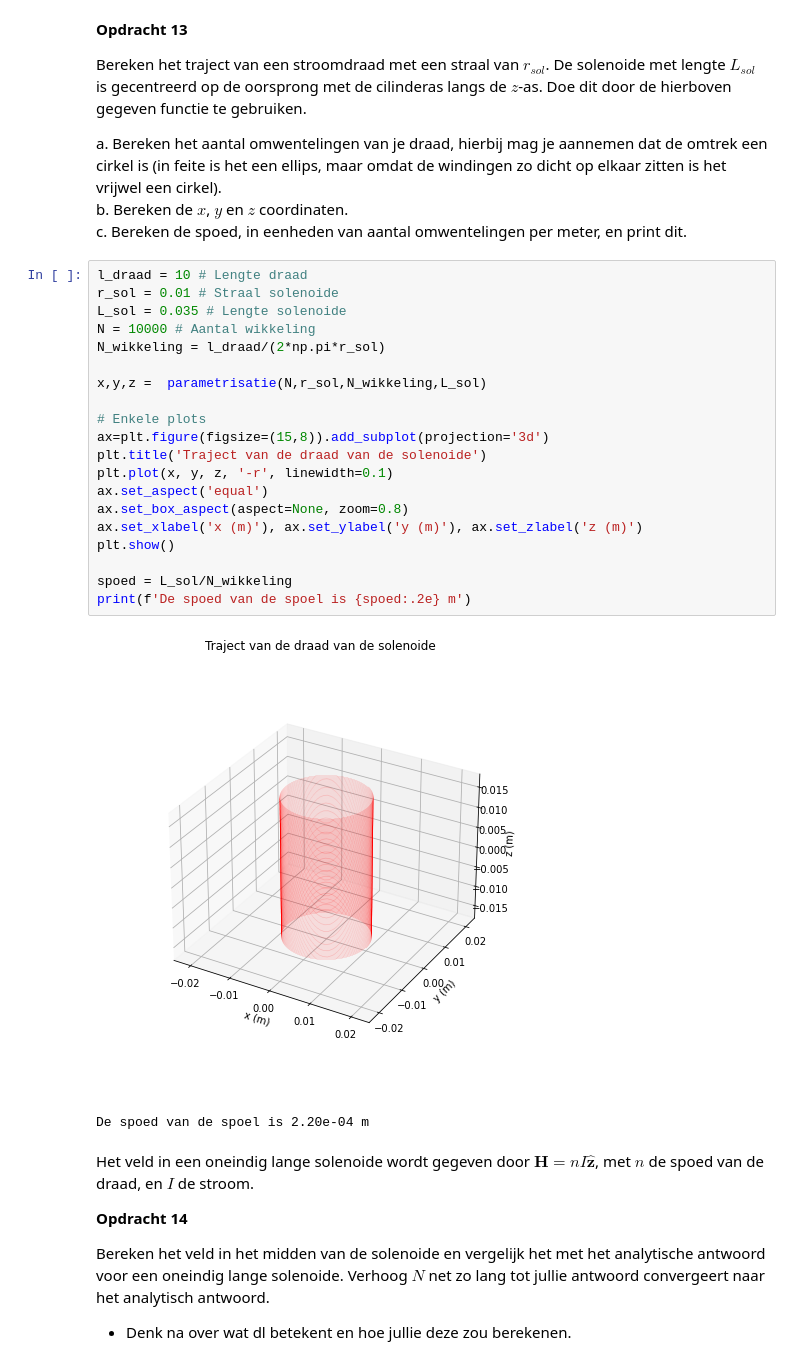
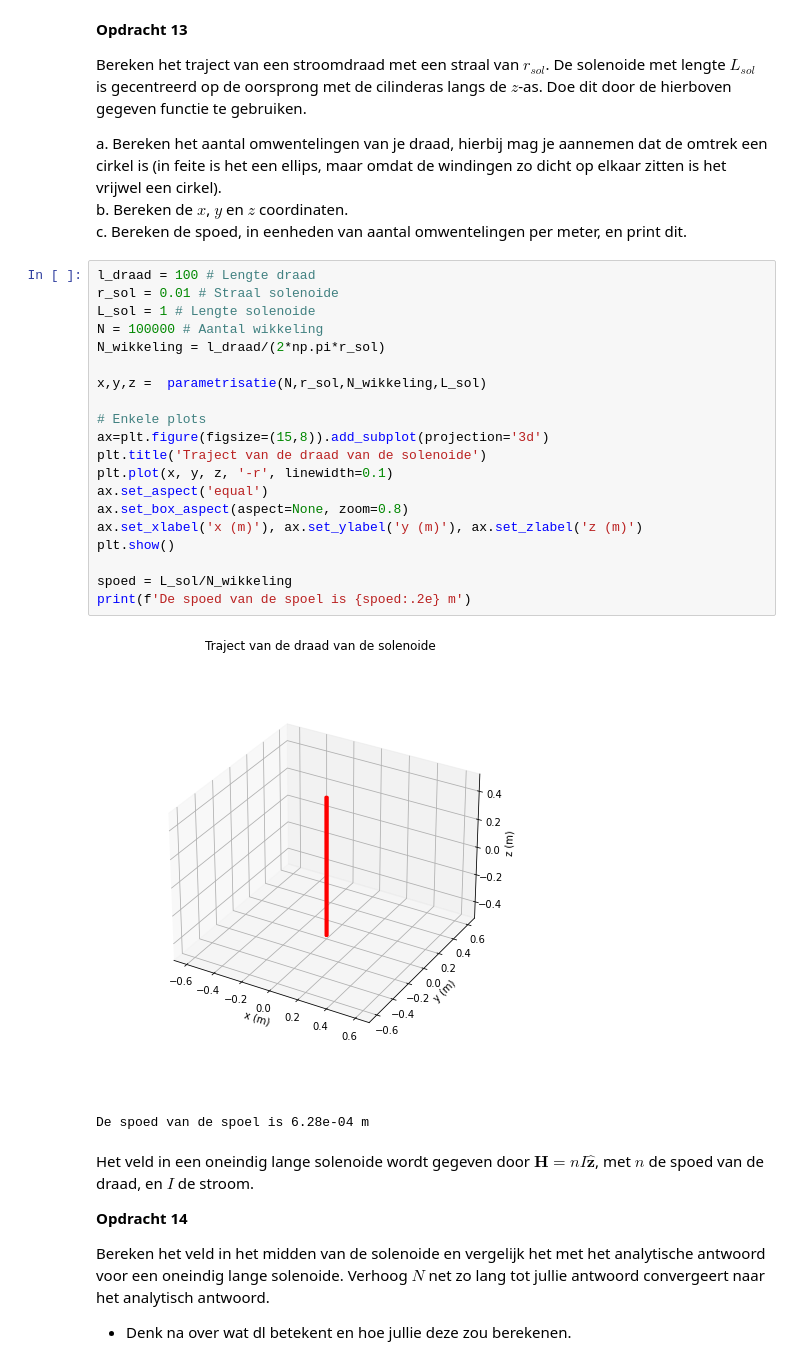
Before and after one commit to oprelo/opdrachten-DEF-D, a Jupyter notebook: DigitaleOntwerpopdrachten/2KrachtactuatorOpdracht/2KrachtactuatorOpdracht/KrachtactuatorOpdracht.ipynb, the cells around one changed output. Drawn from its saved outputs; the diff is of its cells as text.

```diff
--- a/DigitaleOntwerpopdrachten/2KrachtactuatorOpdracht/2KrachtactuatorOpdracht/KrachtactuatorOpdracht.ipynb
+++ b/DigitaleOntwerpopdrachten/2KrachtactuatorOpdracht/2KrachtactuatorOpdracht/KrachtactuatorOpdracht.ipynb
@@ -329,28 +336,28 @@ a. Bereken het aantal omwentelingen van je draad, hierbij mag je aannemen dat de
 b. Bereken de $x$, $y$ en $z$ coordinaten.\
 c. Bereken de spoed, in eenheden van aantal omwentelingen per meter, en print dit.
 # %%
-l_draad = 10 # Lengte draad
+l_draad = 100 # Lengte draad
 r_sol = 0.01 # Straal solenoide
-L_sol = 0.035 # Lengte solenoide
-N = 10000 # Aantal wikkeling
+L_sol = 1 # Lengte solenoide
+N = 100000 # Aantal wikkeling
 N_wikkeling = l_draad/(2*np.pi*r_sol)
 
 x,y,z =  parametrisatie(N,r_sol,N_wikkeling,L_sol)
 
 # Enkele plots
 ax=plt.figure(figsize=(15,8)).add_subplot(projection='3d')
 plt.title('Traject van de draad van de solenoide')
 plt.plot(x, y, z, '-r', linewidth=0.1)
 ax.set_aspect('equal')
 ax.set_box_aspect(aspect=None, zoom=0.8)
 ax.set_xlabel('x (m)'), ax.set_ylabel('y (m)'), ax.set_zlabel('z (m)')
 plt.show()
 
 spoed = L_sol/N_wikkeling
 print(f'De spoed van de spoel is {spoed:.2e} m')
 # %% [output]
-[figure, old version]
+[figure, new version]
-De spoed van de spoel is 2.20e-04 m
+De spoed van de spoel is 6.28e-04 m
 # %% [markdown]
 Het veld in een oneindig lange solenoide wordt gegeven door $\mathbf{H} = n I \hat{\mathbf{z}}$, met $n$ de spoed van de draad, en $I$ de stroom.
 
```
Also changed, not shown: parts of 2 cells of this notebook.
